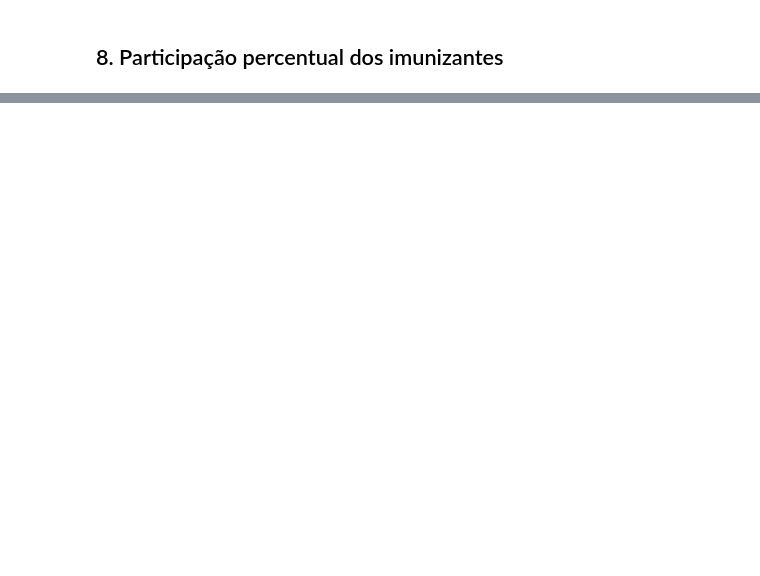
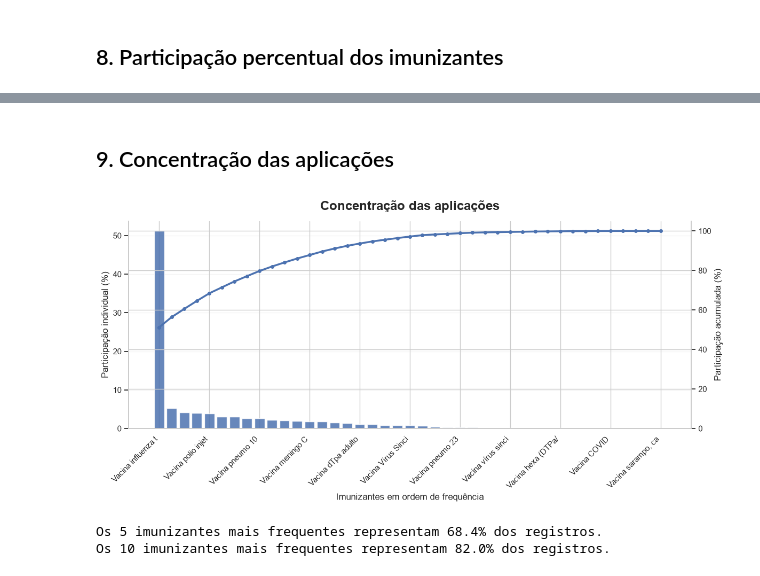
Before and after one commit to ManuelEtiene/PyAnalytics_revision, a Jupyter notebook: notebooks/Sprint_3_vacinas_em_destaque/Sprint_3_vacinas_em_destaque.ipynb, the cells around one changed output, grey strips where cells are left out. Cells and saved outputs as stored; diff of their text form; code cells hidden in the pictures; blank space fills up the shorter version.

```diff
--- a/notebooks/Sprint_3_vacinas_em_destaque/Sprint_3_vacinas_em_destaque.ipynb
+++ b/notebooks/Sprint_3_vacinas_em_destaque/Sprint_3_vacinas_em_destaque.ipynb
@@ -479,0 +270,62 @@ Os gráficos de ranking, evolução temporal, relação entre vacina e estratég
+# %% [markdown]
+## 9. Concentração das aplicações
+# %%
+pareto = vacinas.copy()
+pareto["Acumulado (%)"] = pareto["Percentual (%)"].cumsum()
+
+x = np.arange(len(pareto))
+
+fig, ax1 = plt.subplots(figsize=(12, 6))
+
+ax1.bar(
+    x,
+    pareto["Percentual (%)"],
+    alpha=0.85
+)
+
+ax1.set_xlabel("Imunizantes em ordem de frequência")
+ax1.set_ylabel("Participação individual (%)")
+ax1.set_title(
+    "Concentração das aplicações",
+    fontsize=17,
+    fontweight="bold",
+    pad=15
+)
+
+ax2 = ax1.twinx()
+
+ax2.plot(
+    x,
+    pareto["Acumulado (%)"],
+    marker="o",
+    linewidth=2.5,
+    markersize=4
+)
+
+ax2.set_ylabel("Participação acumulada (%)")
+ax2.set_ylim(0, 105)
+
+n = len(pareto)
+passo = max(1, n // 10)
+indices = list(range(0, n, passo))
+
+ax1.set_xticks(indices)
+ax1.set_xticklabels(
+    [str(pareto.iloc[i]["Vacina"])[:18] for i in indices],
+    rotation=45,
+    ha="right"
+)
+
+ax1.grid(axis="y", alpha=0.2)
+ax1.spines["top"].set_visible(False)
+ax2.spines["top"].set_visible(False)
+
+plt.tight_layout()
+plt.show()
+
+print(f"Os 5 imunizantes mais frequentes representam {pareto.head(5)['Percentual (%)'].sum():.1f}% dos registros.")
+print(f"Os 10 imunizantes mais frequentes representam {pareto.head(10)['Percentual (%)'].sum():.1f}% dos registros.")
+# %% [output]
+[figure, added]
+Os 5 imunizantes mais frequentes representam 68.4% dos registros.
+Os 10 imunizantes mais frequentes representam 82.0% dos registros.
```
Also changed, not shown: parts of 85 cells of this notebook.
